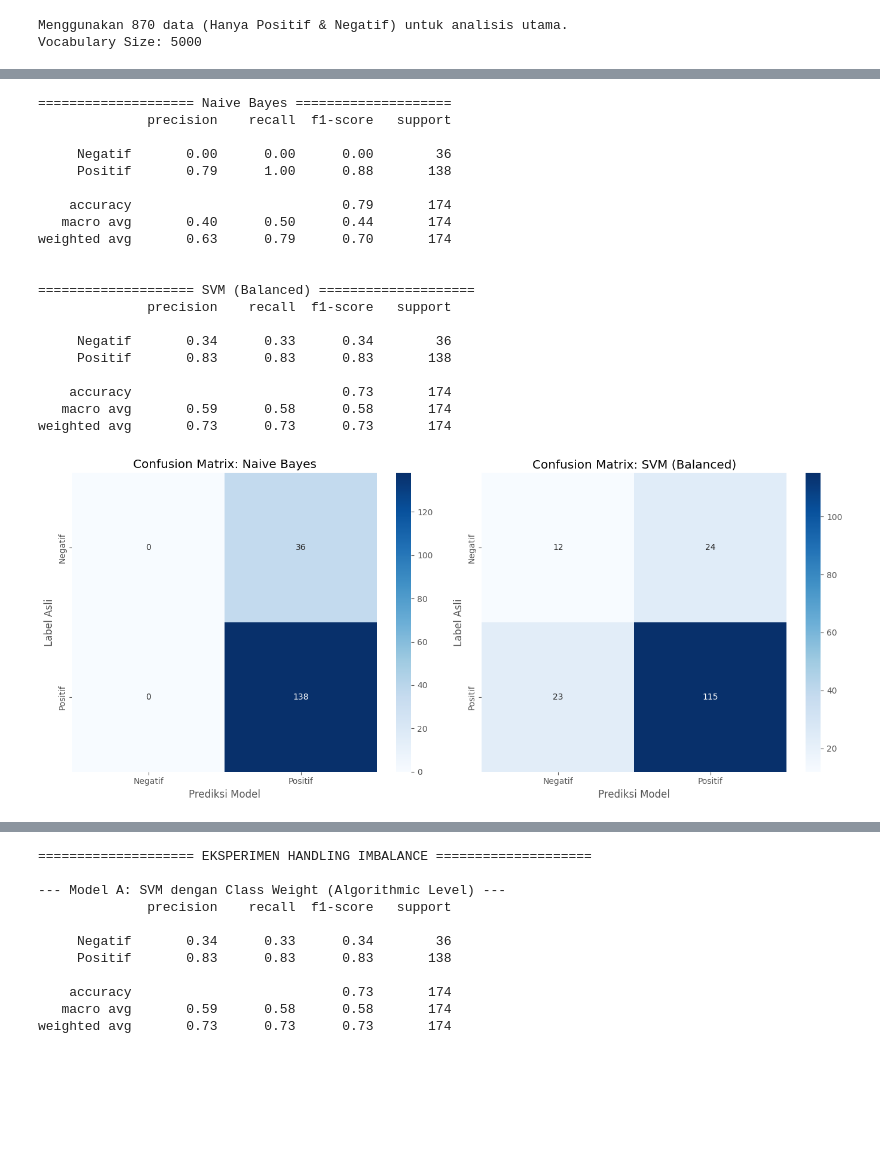
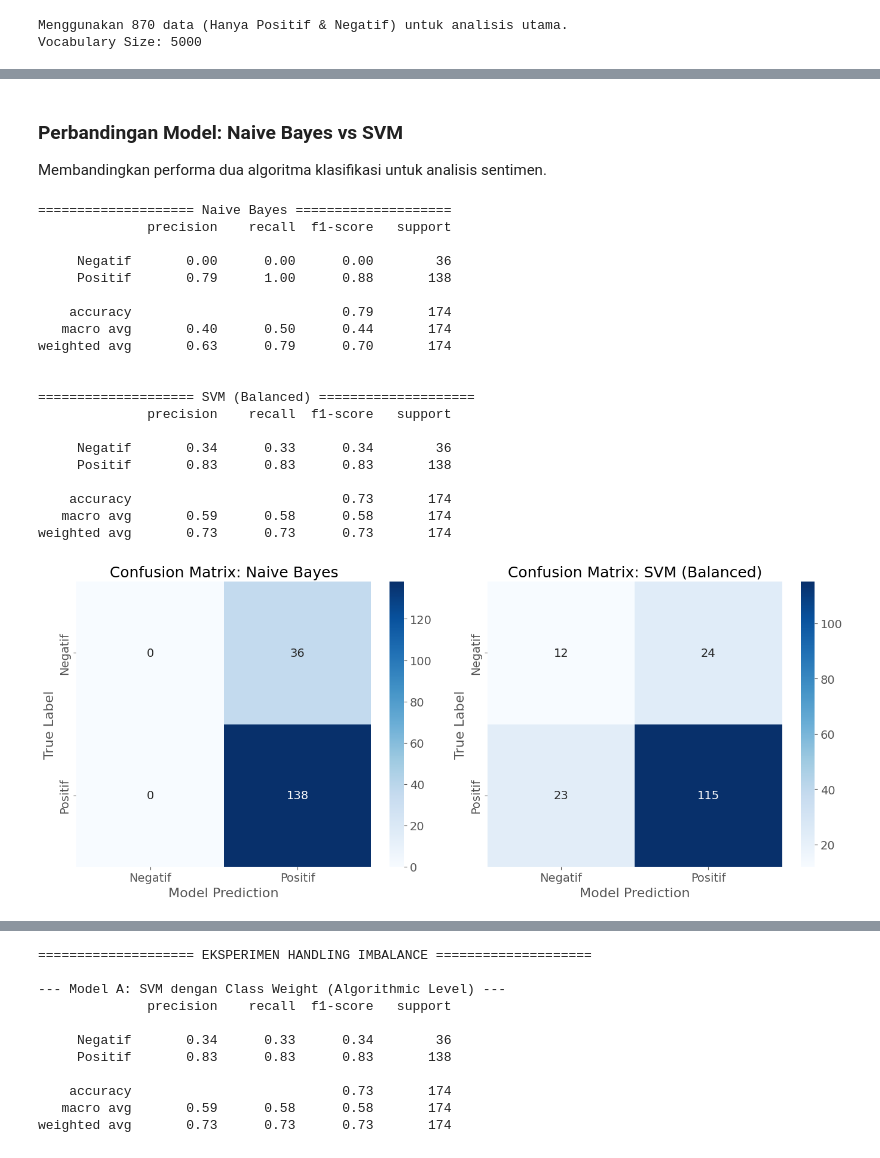
Before and after one commit to rhzain/kabur-aja-dulu, a Jupyter notebook: modelling.ipynb, the cells around one changed output, grey strips where cells are left out. Drawn from its saved outputs; the diff is of its cells as text; code cells hidden in the pictures; blank space fills up the shorter version.

```diff
--- a/modelling.ipynb
+++ b/modelling.ipynb
@@ -178,3 +224,7 @@ weighted avg       0.60      0.49      0.52       215
+# %% [markdown]
+### Perbandingan Model: Naive Bayes vs SVM
+
+Membandingkan performa dua algoritma klasifikasi untuk analisis sentimen.
 # %%
 models = {
     "Naive Bayes": MultinomialNB(),
@@ -192,33 +242,33 @@ for i, (name, model) in enumerate(models.items()):
 
     cm = confusion_matrix(y_test, y_pred)
     plt.subplot(1, 2, i+1)
     sns.heatmap(cm, annot=True, fmt='d', cmap='Blues',
                 xticklabels=model.classes_, yticklabels=model.classes_)
     plt.title(f'Confusion Matrix: {name}')
-    plt.ylabel('Label Asli')
-    plt.xlabel('Prediksi Model')
+    plt.ylabel('True Label')
+    plt.xlabel('Model Prediction')
 
 plt.tight_layout()
 plt.show()
 # %% [output]
 ==================== Naive Bayes ====================
               precision    recall  f1-score   support
 
      Negatif       0.00      0.00      0.00        36
      Positif       0.79      1.00      0.88       138
 
     accuracy                           0.79       174
    macro avg       0.40      0.50      0.44       174
 weighted avg       0.63      0.79      0.70       174
 
 
 ==================== SVM (Balanced) ====================
               precision    recall  f1-score   support
 
      Negatif       0.34      0.33      0.34        36
      Positif       0.83      0.83      0.83       138
 
     accuracy                           0.73       174
    macro avg       0.59      0.58      0.58       174
 weighted avg       0.73      0.73      0.73       174
-[figure, old version]
+[figure, new version]
```
Also changed, not shown: parts of 20 cells of this notebook, 7 other files.
